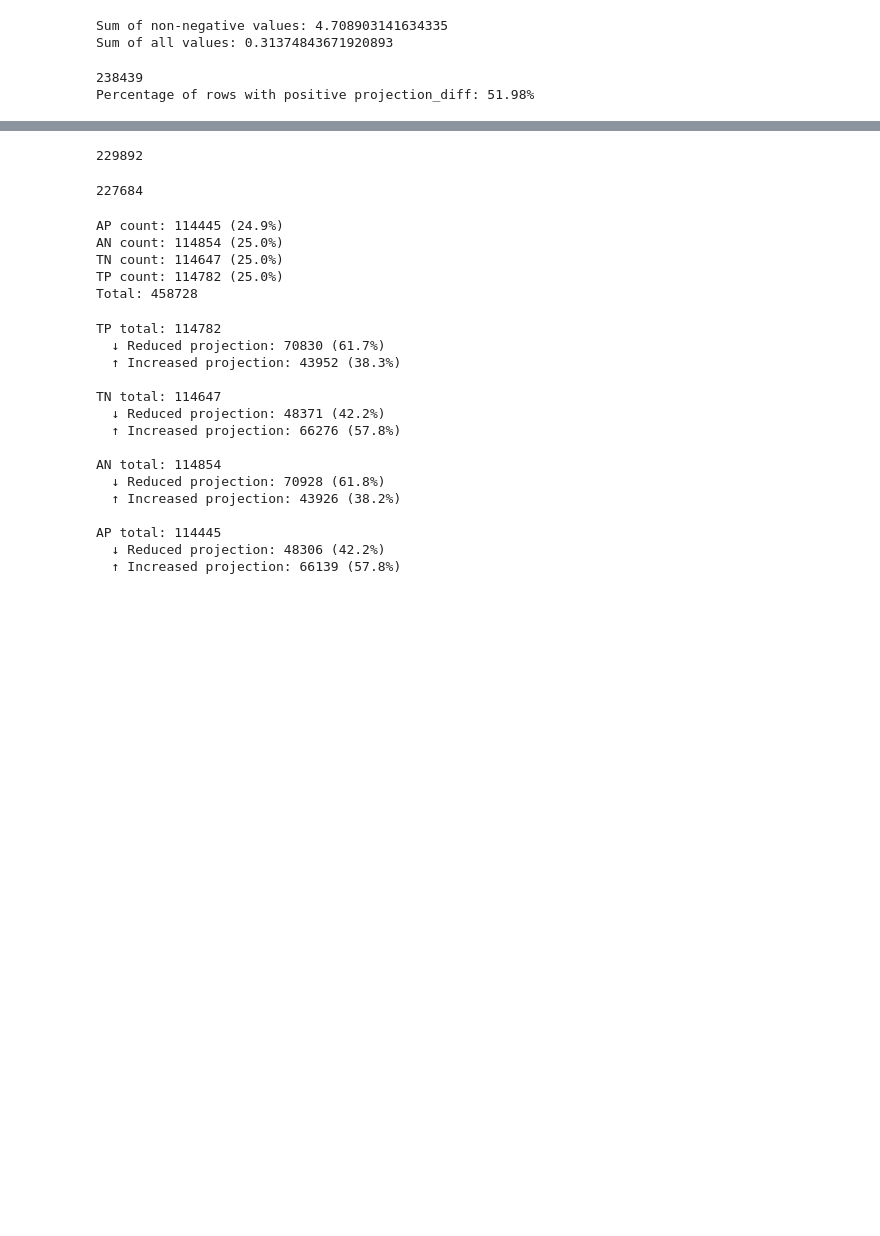
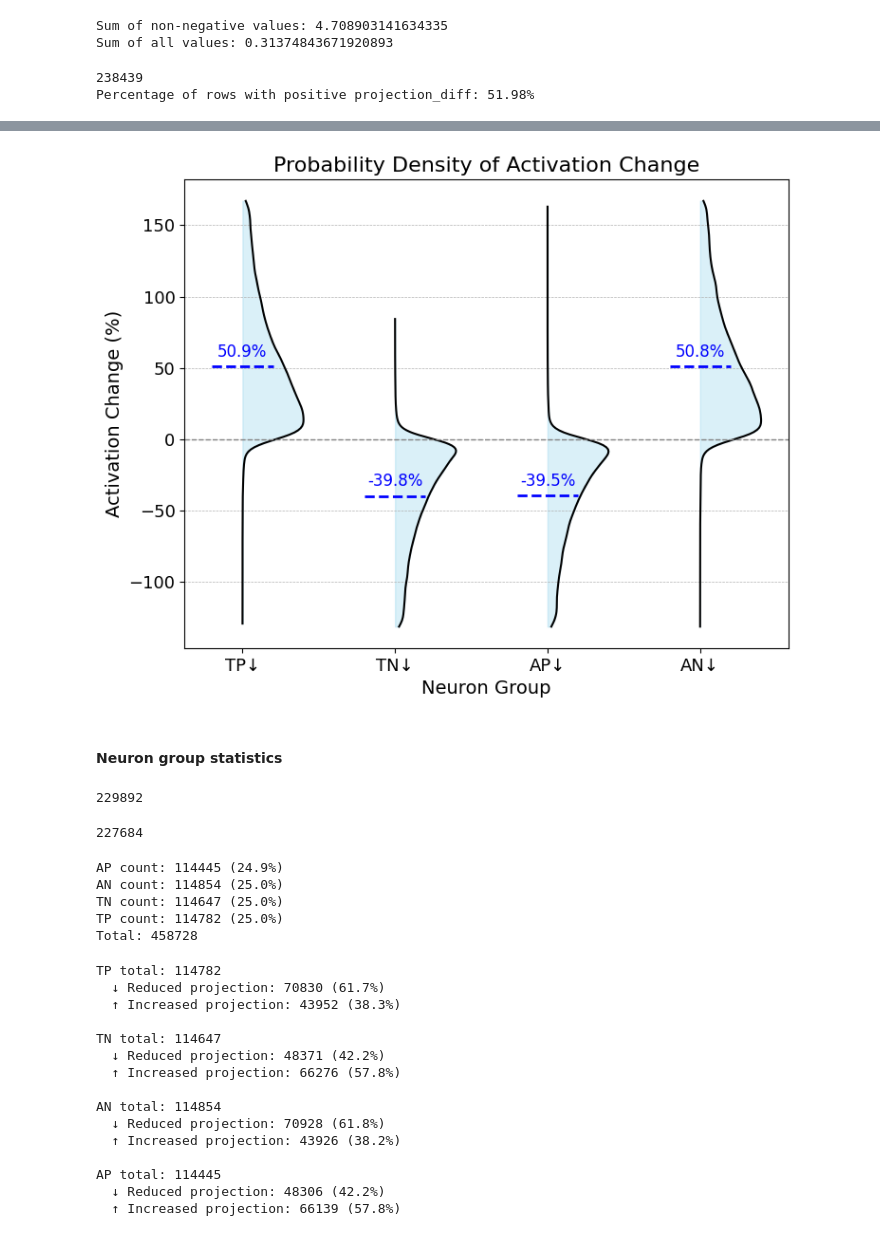
Before and after one commit to PamelaBha/MIB, a Jupyter notebook: toxicity/graphs/contribution_plot_mistral.ipynb, the cells around one changed output, grey strips where cells are left out. Saved outputs shown, nothing was run; the diff lists cells and outputs as text; code cells hidden in the pictures; blank space fills up the shorter version.

```diff
--- a/toxicity/graphs/contribution_plot_mistral.ipynb
+++ b/toxicity/graphs/contribution_plot_mistral.ipynb
@@ -76,3 +198,45 @@ Percentage of rows with positive projection_diff: 51.98%
+# %%
+group_labels = ["TP↓", "TN↓", "AP↓", "AN↓"]
+group_means = df.groupby('activation_group')['clipped_act_pct_change'].mean()
+
+fig, ax = plt.subplots(figsize=(7.5, 6))
+
+# Offset positions to avoid overlap
+x_positions = [0, 1, 2, 3]
+
+for i, group in enumerate(group_labels):
+    group_data = df[df['activation_group'] == group]['clipped_act_pct_change'].dropna()
+
+    # Compute KDE
+    kde = gaussian_kde(group_data)
+    x_vals = np.linspace(group_data.min(), group_data.max(), 200)
+    y_vals = kde(x_vals)
+
+    # Normalize and shift the PDF to align with categorical x-axis
+    y_scaled = y_vals / y_vals.max() * 0.4
+    ax.plot(x_positions[i] + y_scaled, x_vals, color='black')
+    ax.fill_betweenx(x_vals, x_positions[i], x_positions[i] + y_scaled, color='skyblue', alpha=0.3)
+
+    # Plot and annotate mean
+    mean_val = group_data.mean()
+    ax.plot([x_positions[i] - 0.2, x_positions[i] + 0.2], [mean_val, mean_val], color='blue', linewidth=2, linestyle='--')
+    ax.text(x_positions[i], mean_val + 7, f'{mean_val:.1f}%', color='blue', ha='center', fontsize=12)
+
+ax.set_xticks(x_positions)
+ax.set_xticklabels(group_labels)
+ax.set_title('Probability Density of Activation Change', fontsize=16)
+ax.set_ylabel('Activation Change (%)', fontsize=14)
+ax.set_xlabel('Neuron Group', fontsize=14)
+ax.axhline(0, color='gray', linestyle='--', linewidth=1)
+plt.xticks(fontsize=13)
+plt.yticks(fontsize=13)
+plt.grid(True, axis='y', linestyle='--', linewidth=0.5)
+plt.tight_layout()
+plt.show()
+# %% [output]
+[figure, added]
+# %% [markdown]
+#### Neuron group statistics
 # %%
 tuples_list = [
     (int(row['layer_idx']), int(row['neuron_idx']), row['dpo_activation_value'])
```
Also changed, not shown: parts of 15 cells of this notebook, 3 other files.
